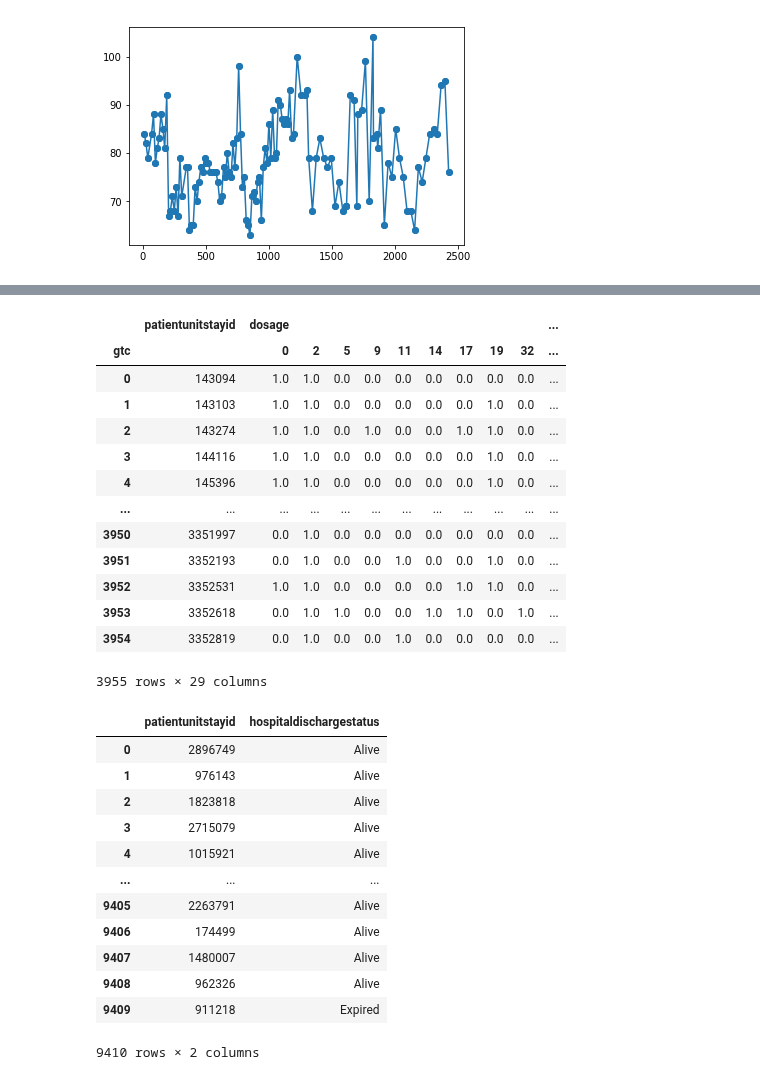
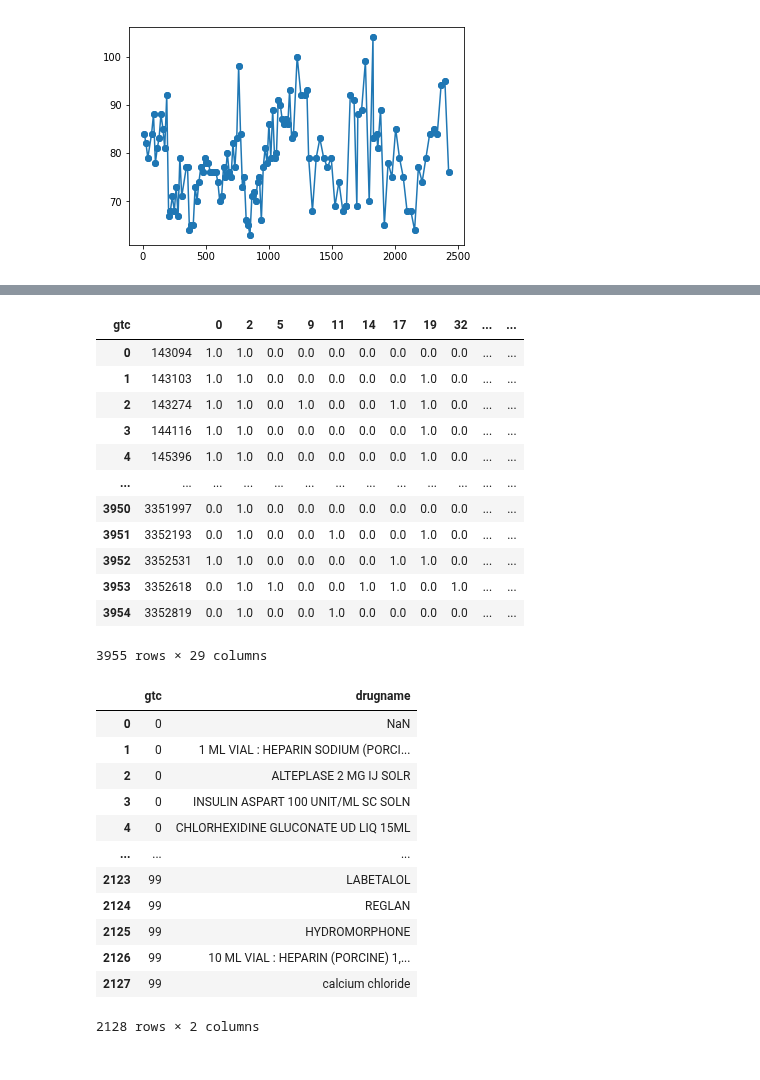
Before and after one commit to adit98/tbi, a Jupyter notebook: notebooks/data_visualization.ipynb, the cells around one changed output, grey strips where cells are left out. Cells and saved outputs as stored; diff of their text form; code cells hidden in the pictures.

```diff
--- a/notebooks/data_visualization.ipynb
+++ b/notebooks/data_visualization.ipynb
@@ -1225,44 +1208,54 @@ for p in aperiodic_patients[0:10]:
 # %%
 med = pd.read_csv('../data/medication_data_long_query.csv', low_memory=False)
 med_data = med[['patientunitstayid', 'dosage', 'gtc']].dropna().drop_duplicates()
 med_data['dosage'] = 1
 med_pvt = pd.pivot_table(med_data, index=['patientunitstayid'], columns='gtc')
 med_pvt = med_pvt.fillna(0).reset_index()
 
 # choose ratio to keep here
 med_pvt = med_pvt[med_pvt.columns[med_pvt.mean() > 0.05]]
+med_pvt.columns = med_pvt.columns.droplevel(0)
 display(med_pvt)
-demographic = pd.read_csv('../data/patient_demographics_data.csv')
-mortality = demographic[['patientunitstayid','hospitaldischargestatus']]
-display(mortality)
+#demographic = pd.read_csv('../data/patient_demographics_data.csv')
+#mortality = demographic[['patientunitstayid','hospitaldischargestatus']]
+#display(mortality)
 # %% [output]
-|  | patientunitstayid | dosage |  |  |  |  |  |  |  |  | ... |
-| gtc |  | 0 | 2 | 5 | 9 | 11 | 14 | 17 | 19 | 32 | ... |
-| 0 | 143094 | 1.0 | 1.0 | 0.0 | 0.0 | 0.0 | 0.0 | 0.0 | 0.0 | 0.0 | ... |
-| 1 | 143103 | 1.0 | 1.0 | 0.0 | 0.0 | 0.0 | 0.0 | 0.0 | 1.0 | 0.0 | ... |
-| 2 | 143274 | 1.0 | 1.0 | 0.0 | 1.0 | 0.0 | 0.0 | 1.0 | 1.0 | 0.0 | ... |
-| 3 | 144116 | 1.0 | 1.0 | 0.0 | 0.0 | 0.0 | 0.0 | 0.0 | 1.0 | 0.0 | ... |
-| 4 | 145396 | 1.0 | 1.0 | 0.0 | 0.0 | 0.0 | 0.0 | 0.0 | 1.0 | 0.0 | ... |
-| ... | ... | ... | ... | ... | ... | ... | ... | ... | ... | ... | ... |
-| 3950 | 3351997 | 0.0 | 1.0 | 0.0 | 0.0 | 0.0 | 0.0 | 0.0 | 0.0 | 0.0 | ... |
-| 3951 | 3352193 | 0.0 | 1.0 | 0.0 | 0.0 | 1.0 | 0.0 | 0.0 | 1.0 | 0.0 | ... |
-| 3952 | 3352531 | 1.0 | 1.0 | 0.0 | 0.0 | 0.0 | 0.0 | 1.0 | 1.0 | 0.0 | ... |
-| 3953 | 3352618 | 0.0 | 1.0 | 1.0 | 0.0 | 0.0 | 1.0 | 1.0 | 0.0 | 1.0 | ... |
-| 3954 | 3352819 | 0.0 | 1.0 | 0.0 | 0.0 | 1.0 | 0.0 | 0.0 | 0.0 | 0.0 | ... |
+| gtc |  | 0 | 2 | 5 | 9 | 11 | 14 | 17 | 19 | 32 | ... | ... |
+| 0 | 143094 | 1.0 | 1.0 | 0.0 | 0.0 | 0.0 | 0.0 | 0.0 | 0.0 | 0.0 | ... | ... |
+| 1 | 143103 | 1.0 | 1.0 | 0.0 | 0.0 | 0.0 | 0.0 | 0.0 | 1.0 | 0.0 | ... | ... |
+| 2 | 143274 | 1.0 | 1.0 | 0.0 | 1.0 | 0.0 | 0.0 | 1.0 | 1.0 | 0.0 | ... | ... |
+| 3 | 144116 | 1.0 | 1.0 | 0.0 | 0.0 | 0.0 | 0.0 | 0.0 | 1.0 | 0.0 | ... | ... |
+| 4 | 145396 | 1.0 | 1.0 | 0.0 | 0.0 | 0.0 | 0.0 | 0.0 | 1.0 | 0.0 | ... | ... |
+| ... | ... | ... | ... | ... | ... | ... | ... | ... | ... | ... | ... | ... |
+| 3950 | 3351997 | 0.0 | 1.0 | 0.0 | 0.0 | 0.0 | 0.0 | 0.0 | 0.0 | 0.0 | ... | ... |
+| 3951 | 3352193 | 0.0 | 1.0 | 0.0 | 0.0 | 1.0 | 0.0 | 0.0 | 1.0 | 0.0 | ... | ... |
+| 3952 | 3352531 | 1.0 | 1.0 | 0.0 | 0.0 | 0.0 | 0.0 | 1.0 | 1.0 | 0.0 | ... | ... |
+| 3953 | 3352618 | 0.0 | 1.0 | 1.0 | 0.0 | 0.0 | 1.0 | 1.0 | 0.0 | 1.0 | ... | ... |
+| 3954 | 3352819 | 0.0 | 1.0 | 0.0 | 0.0 | 1.0 | 0.0 | 0.0 | 0.0 | 0.0 | ... | ... |
 3955 rows × 29 columns
-|  | patientunitstayid | hospitaldischargestatus |
-| 0 | 2896749 | Alive |
-| 1 | 976143 | Alive |
-| 2 | 1823818 | Alive |
-| 3 | 2715079 | Alive |
-| 4 | 1015921 | Alive |
-| ... | ... | ... |
-| 9405 | 2263791 | Alive |
-| 9406 | 174499 | Alive |
-| 9407 | 1480007 | Alive |
-| 9408 | 962326 | Alive |
-| 9409 | 911218 | Expired |
-9410 rows × 2 columns
+# %%
+med_joining = med[['gtc', 'drugname']].drop_duplicates()
+med_to_join = pd.DataFrame(columns=['gtc'])
+med_pvt_clean = med_pvt.drop(columns='')
+med_to_join['gtc'] = med_pvt_clean.columns.values
+
+# join
+med_to_join_merged = med_to_join.merge(med_joining, how='left')
+display(med_to_join_merged)
+# %% [output]
+|  | gtc | drugname |
+| 0 | 0 | NaN |
+| 1 | 0 | 1 ML VIAL : HEPARIN SODIUM (PORCI... |
+| 2 | 0 | ALTEPLASE 2 MG IJ SOLR |
+| 3 | 0 | INSULIN ASPART 100 UNIT/ML SC SOLN |
+| 4 | 0 | CHLORHEXIDINE GLUCONATE UD LIQ 15ML |
+| ... | ... | ... |
+| 2123 | 99 | LABETALOL |
+| 2124 | 99 | REGLAN |
+| 2125 | 99 | HYDROMORPHONE |
+| 2126 | 99 | 10 ML VIAL : HEPARIN (PORCINE) 1,... |
+| 2127 | 99 | calcium chloride |
+2128 rows × 2 columns
 # %%
 #med_pvt.columns
 p = 0
```
Also changed, not shown: parts of 2 cells of this notebook, 2 other files.
